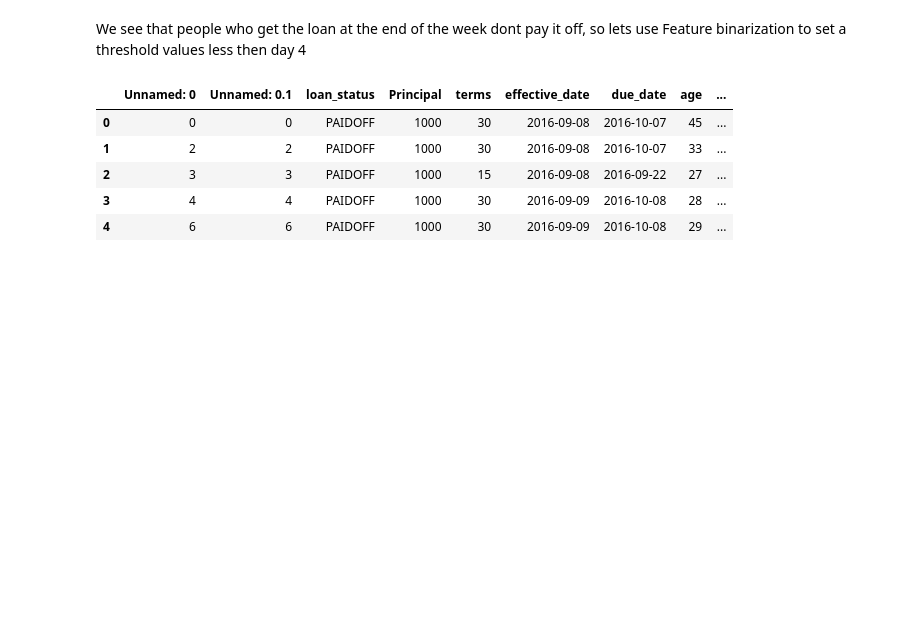
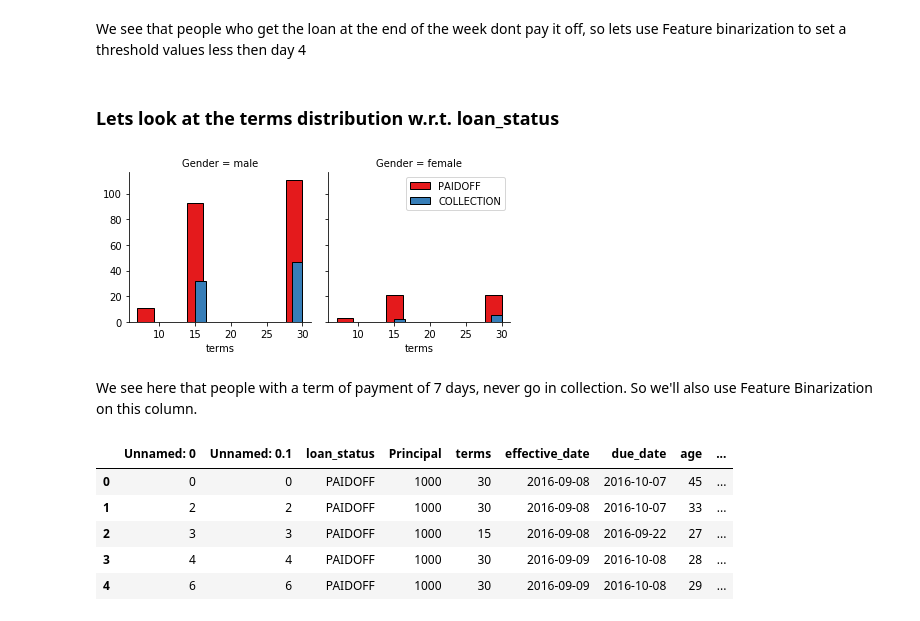
Before and after one commit to karan7798z/coursera_capstone_project, a Jupyter notebook: The_best_Classifier.ipynb, the cells around one changed output. Saved outputs shown, nothing was run; the diff lists cells and outputs as text; code cells hidden in the pictures; blank space fills up the shorter version.

```diff
--- a/The_best_Classifier.ipynb
+++ b/The_best_Classifier.ipynb
@@ -135,5 +130,16 @@ NameError: name 'sns' is not defined
 # %% [markdown]
 We see that people who get the loan at the end of the week dont pay it off, so lets use Feature binarization to set a threshold values less then day 4
+# %% [markdown]
+### Lets look at the terms distribution w.r.t. loan_status
+# %%
+g = sns.FacetGrid(df, col="Gender", hue="loan_status", palette="Set1", col_wrap=2)
+g.map(plt.hist, 'terms', ec="k")
+g.axes[1].legend()
+plt.show()
+# %% [output]
+[figure, added]
+# %% [markdown]
+We see here that people with a term of payment of 7 days, never go in collection. So we'll also use Feature Binarization on this column.
 # %%
 df['weekend'] = df['dayofweek'].apply(lambda x: 1 if (x>3)  else 0)
 df.head()
```
Also changed, not shown: parts of 43 cells of this notebook.
